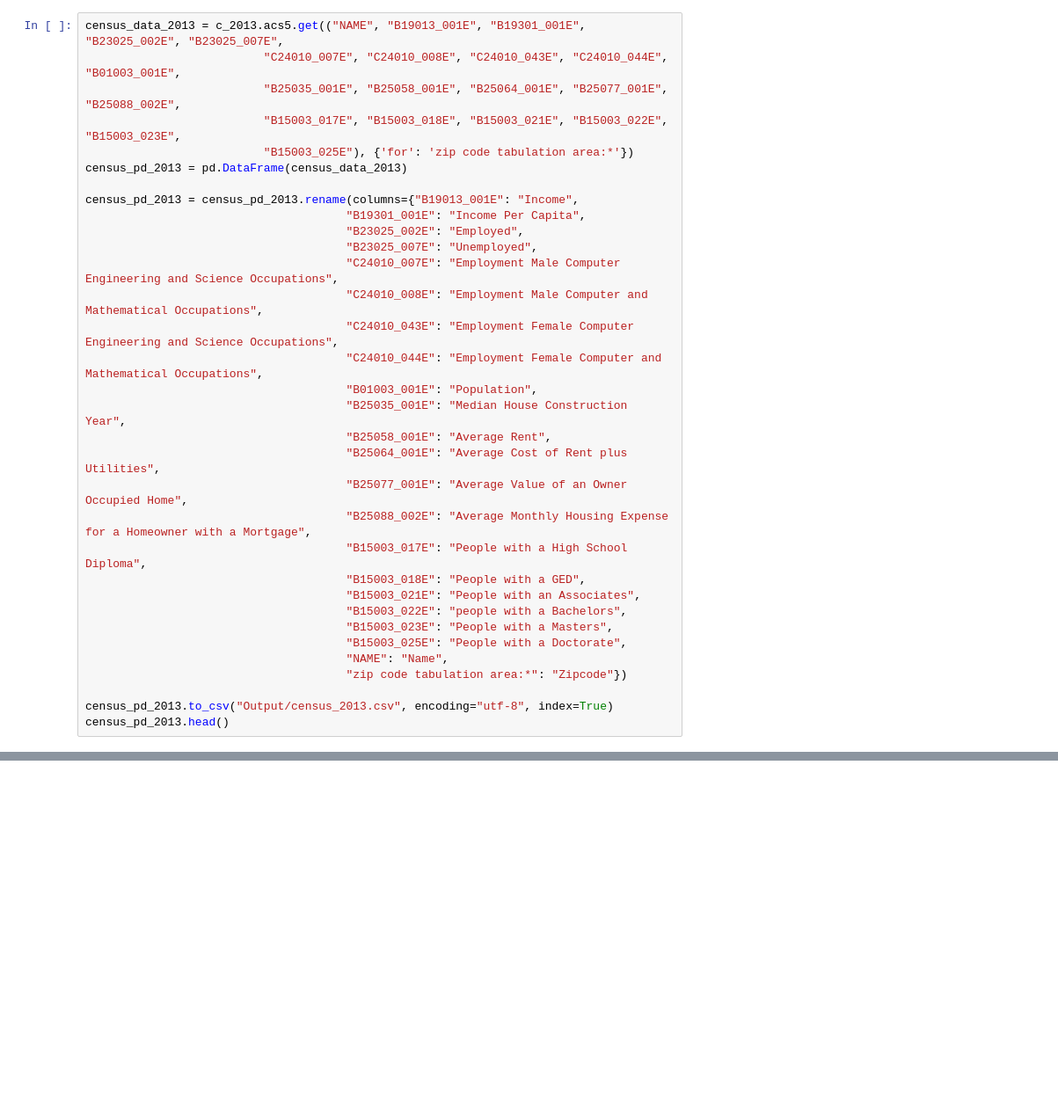
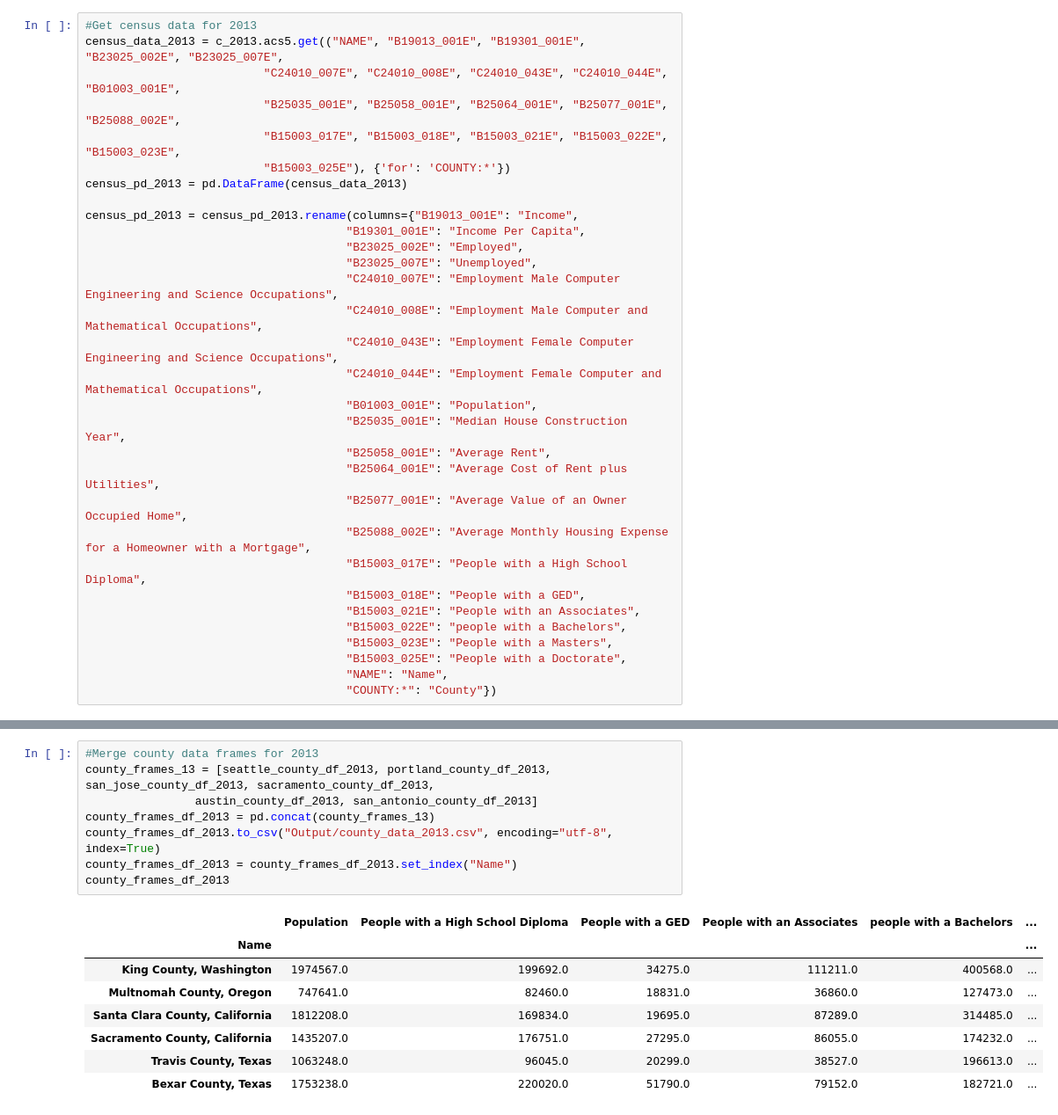
Before and after one commit to mrcjbf/project-one-repo, a Jupyter notebook: census_api.ipynb, the cells around one changed output, grey strips where cells are left out. Shown at 88% size. Saved outputs shown, nothing was run; the diff lists cells and outputs as text; blank space fills up the shorter version.

Commit message:
Added county data and output csv files

```diff
--- a/census_api.ipynb
+++ b/census_api.ipynb
@@ -12,10 +16,11 @@ c_2013 = Census(census_key, year=2013)
 c_2017 = Census(census_key, year=2017)
 # %%
+#Get census data for 2013
 census_data_2013 = c_2013.acs5.get(("NAME", "B19013_001E", "B19301_001E", "B23025_002E", "B23025_007E",
                           "C24010_007E", "C24010_008E", "C24010_043E", "C24010_044E", "B01003_001E",
                           "B25035_001E", "B25058_001E", "B25064_001E", "B25077_001E", "B25088_002E",
                           "B15003_017E", "B15003_018E", "B15003_021E", "B15003_022E", "B15003_023E",
-                          "B15003_025E"), {'for': 'zip code tabulation area:*'})
+                          "B15003_025E"), {'for': 'COUNTY:*'})
 census_pd_2013 = pd.DataFrame(census_data_2013)
 
 census_pd_2013 = census_pd_2013.rename(columns={"B19013_001E": "Income",
@@ -39,7 +44,4 @@ census_pd_2013 = census_pd_2013.rename(columns={"B19013_001E": "Income",
                                       "B15003_023E": "People with a Masters",
                                       "B15003_025E": "People with a Doctorate",
                                       "NAME": "Name",
-                                      "zip code tabulation area:*": "Zipcode"})
-
-census_pd_2013.to_csv("Output/census_2013.csv", encoding="utf-8", index=True)
-census_pd_2013.head()
+                                      "COUNTY:*": "County"})
@@ -158,0 +217,17 @@ KeyError: KeyError("None of [Index(['98101', '98102', '98103', '98104'], dtype='
+# %%
+#Merge county data frames for 2013
+county_frames_13 = [seattle_county_df_2013, portland_county_df_2013, san_jose_county_df_2013, sacramento_county_df_2013,
+                austin_county_df_2013, san_antonio_county_df_2013]
+county_frames_df_2013 = pd.concat(county_frames_13)
+county_frames_df_2013.to_csv("Output/county_data_2013.csv", encoding="utf-8", index=True)
+county_frames_df_2013 = county_frames_df_2013.set_index("Name")
+county_frames_df_2013
+# %% [output]
+|  | Population | People with a High School Diploma | People with a GED | People with an Associates | people with a Bachelors | ... |
+| Name |  |  |  |  |  | ... |
+| King County, Washington | 1974567.0 | 199692.0 | 34275.0 | 111211.0 | 400568.0 | ... |
+| Multnomah County, Oregon | 747641.0 | 82460.0 | 18831.0 | 36860.0 | 127473.0 | ... |
+| Santa Clara County, California | 1812208.0 | 169834.0 | 19695.0 | 87289.0 | 314485.0 | ... |
+| Sacramento County, California | 1435207.0 | 176751.0 | 27295.0 | 86055.0 | 174232.0 | ... |
+| Travis County, Texas | 1063248.0 | 96045.0 | 20299.0 | 38527.0 | 196613.0 | ... |
+| Bexar County, Texas | 1753238.0 | 220020.0 | 51790.0 | 79152.0 | 182721.0 | ... |
```
Also changed, not shown: parts of 16 cells of this notebook, 12 other files.
